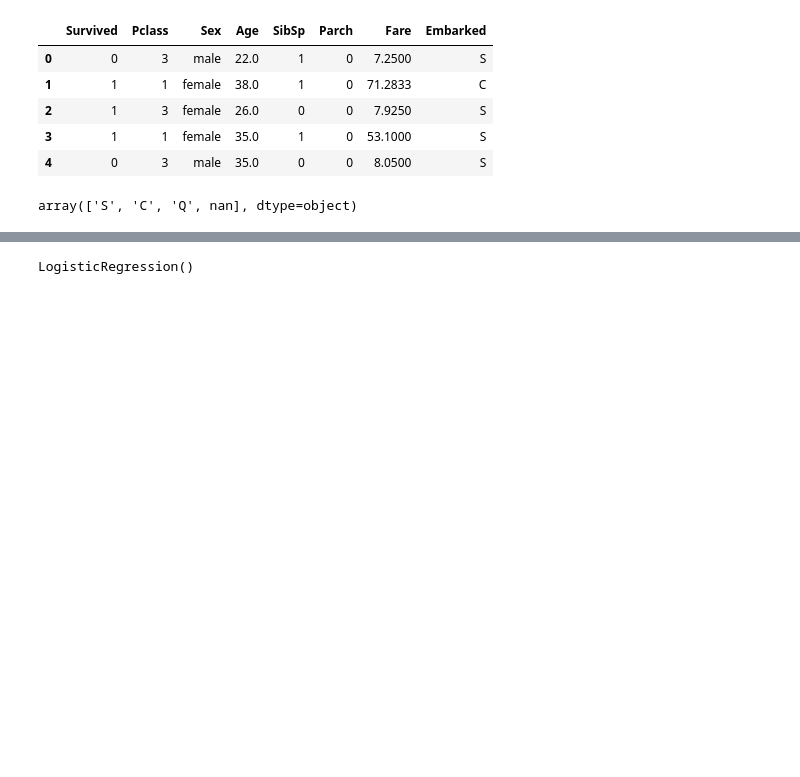
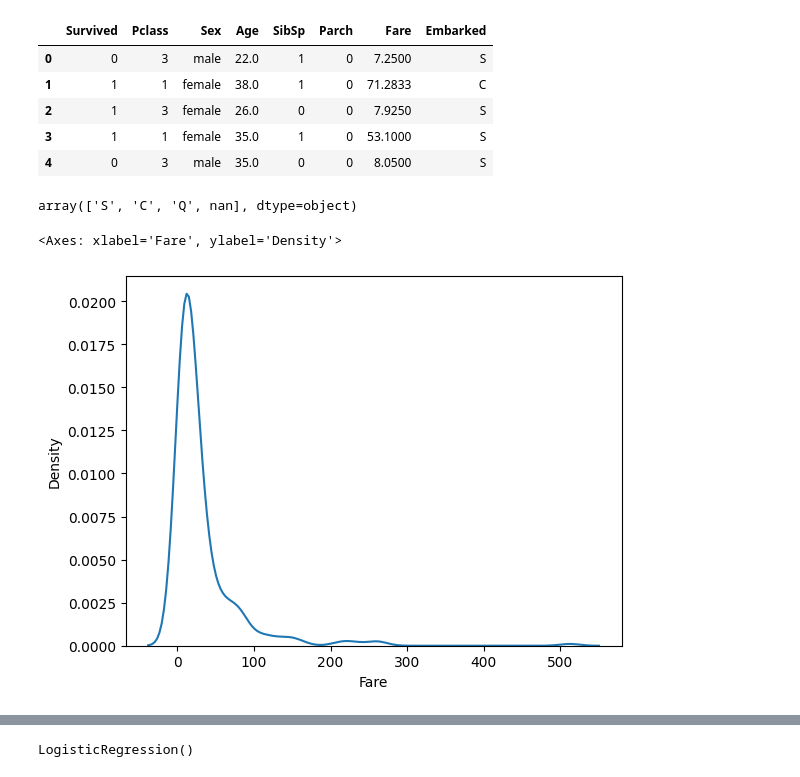
Before and after one commit to stoicsapien1/Titanic_Survival_Prediction, a Jupyter notebook: Titanic Survival Prediction.ipynb, the cells around one changed output, grey strips where cells are left out. Drawn from its saved outputs; the diff is of its cells as text; code cells hidden in the pictures; blank space fills up the shorter version.

```diff
--- a/Titanic Survival Prediction.ipynb
+++ b/Titanic Survival Prediction.ipynb
@@ -63,3 +63,8 @@ df["Embarked"].unique()
 array(['S', 'C', 'Q', nan], dtype=object)
 # %%
 df["Embarked"]=df["Embarked"].fillna(df["Embarked"].mode()[0])
+# %%
+sns.kdeplot(df["Fare"])
+# %% [output]
+<Axes: xlabel='Fare', ylabel='Density'>
+[figure, added]
```
Also changed, not shown: parts of 23 cells of this notebook, 6 other files.
